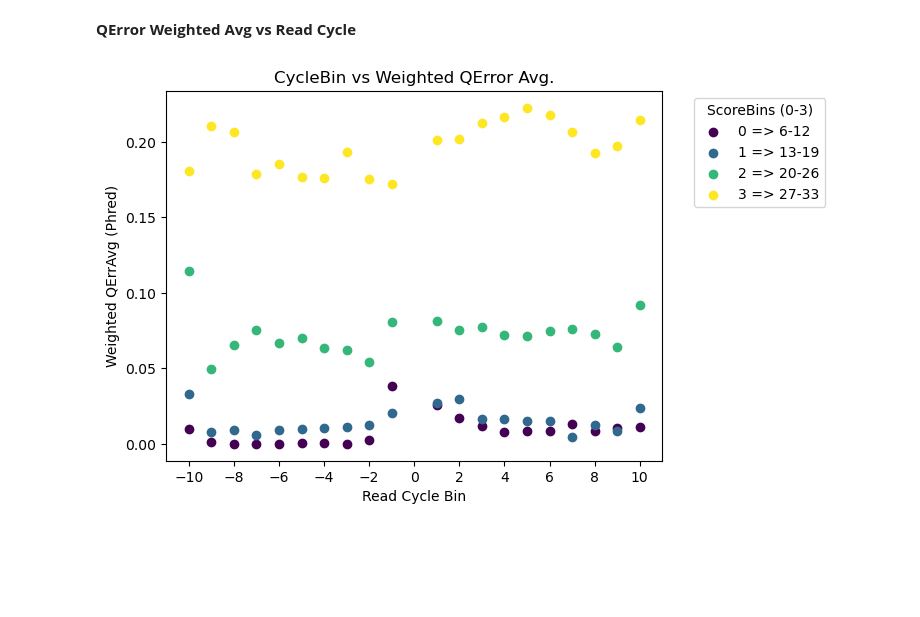
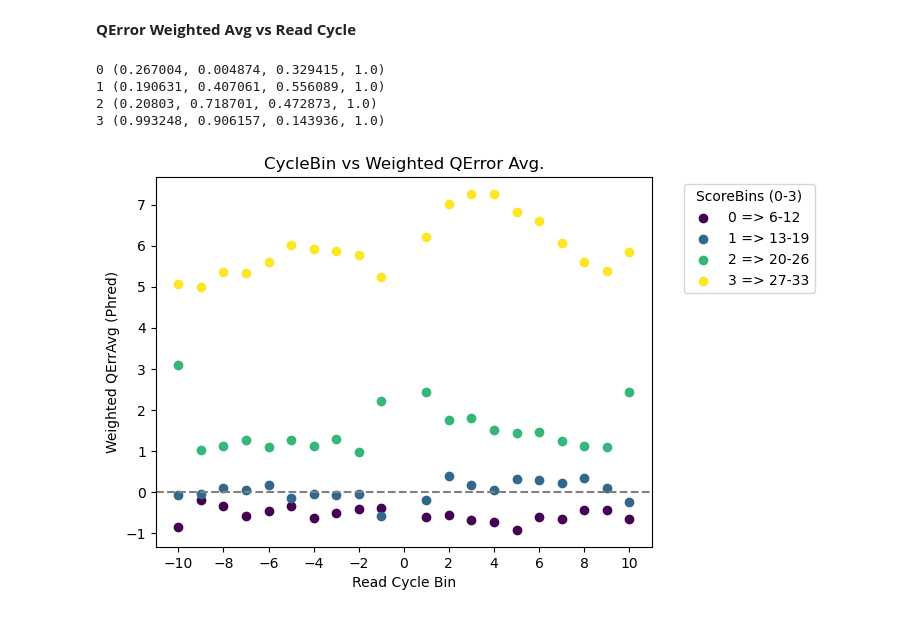
Before and after one commit to idoc-bioinfo/br_stat_profiler, a Jupyter notebook: test_br_stat_profiler.ipynb, the cells around one changed output. Cells and saved outputs as stored; diff of their text form; code cells hidden in the pictures; blank space fills up the shorter version.

```diff
--- a/test_br_stat_profiler.ipynb
+++ b/test_br_stat_profiler.ipynb
@@ -79,9 +180,12 @@ cntxt_rt2_stat_df
 **QError Weighted Avg vs Context**
 # %%
 import numpy as np
+import math
+
 import matplotlib.pyplot as plt
 import matplotlib.cm as cm
 from constants import RC_TAB2,RT2_STAT, CNTXT_RT2, RANGES
+from user_args import UARGS
 # draw a dot chart using matplotlib
 
 def score_qntl_ranges(rt2_pre_stat_df):
@@ -92,31 +196,36 @@ def jitter_list(lst, mean=0, std=0.1):
     jittered_list = np.array(lst) + np.random.normal(mean, std, len(lst))
     return jittered_list.tolist()
 
-
-y_start, y_end = cntxt_rt2_stat_df[RT2_STAT.QLTY_ERR_W_AVG_COL].min(), 0.04
+y_start = math.floor(cntxt_rt2_stat_df[RT2_STAT.BIN_AVG_QLTY_ERR_COL].min())
+y_end = math.ceil(cntxt_rt2_stat_df[RT2_STAT.BIN_AVG_QLTY_ERR_COL].max())
 jitter_factor = (y_end - y_start) /100
 
 ranges = score_qntl_ranges(rt2_pre_stat_df)[RANGES.SCORE_BIN].unique()
-cmap = cm.get_cmap('viridis', len(cntxt_rt2_stat_df[RC_TAB2.RG_SCORE_BIN_COL].unique()))
+# cmap = cm.get_cmap('viridis', len(cntxt_rt2_stat_df[RC_TAB2.RG_SCORE_BIN_COL].unique()))
+cmap = cm.get_cmap('viridis', adict[UARGS.SCORE_BINS_COUNT])
 # create the scatter plot
 fig, ax = plt.subplots()
 for i, group in cntxt_rt2_stat_df.groupby(RC_TAB2.RG_SCORE_BIN_COL):
-    jittered_y = jitter_list(group[RT2_STAT.QLTY_ERR_W_AVG_COL], 0 , jitter_factor)
+    jittered_y = jitter_list(group[RT2_STAT.BIN_AVG_QLTY_ERR_COL], 0 , jitter_factor)
     # ax.scatter(group[CNTXT_RT2.CNTXT_COL], group[RT2_STAT.QLTY_ERR_W_AVG_COL],
     ax.scatter(group[CNTXT_RT2.CNTXT_COL], jittered_y,
             #    c=[cmap(i)], label=i)
         c=[cmap(i)], label=f'{i} => {ranges[i][0]}-{ranges[i][1]}')
 
+ax.axhline(y=0, color='black', linestyle='--')
 ax.set_title('Context vs Weighted QErrAvg')
 ax.set_xlabel('Context')
 ax.set_ylabel('Weighted QErrAvg (Phred)')
 ax.legend(title="ScoreBins (0-3)", bbox_to_anchor=(1.05, 1), loc='upper left')
 
 # plt.xticks(range(cyc_rt2_stat_df[CYC_RT2.CYC_BIN_COL].min(), cyc_rt2_stat_df[CYC_RT2.CYC_BIN_COL].max()+1,2))
-Y_TICKS_COUNT = 5
 
 import numpy as np
-yticks = np.arange(y_start, y_end, (y_end - y_start) / (Y_TICKS_COUNT - 1))
+# Y_TICKS_COUNT = 5
+# yticks = np.arange(y_start, y_end, (y_end - y_start) / (Y_TICKS_COUNT))
+YTICK_STEP = 2
+yticks = np.arange(y_start, y_end, YTICK_STEP)
+yticks = np.append(yticks, 0)
 
 plt.yticks(yticks)
 # display the chart
@@ -186,30 +257,47 @@ cyc_rt2_stat_df
 # %%
 import matplotlib.pyplot as plt
 import matplotlib.cm as cm
 from constants import RC_TAB2,RT2_STAT, CYC_RT2, RANGES
-# draw a dot chart using matplotlib
+import matplotlib.colors as mcolors
+from user_args import UARGS
+
 
 def score_qntl_ranges(rt2_pre_stat_df):
     df =  rt2_pre_stat_df.groupby(RC_TAB2.RG_SCORE_BIN_COL)[RC_TAB2.QLTY_SCORE_COL].apply(lambda x: (min(x), max(x))).reset_index()
     return df.rename(columns={RC_TAB2.QLTY_SCORE_COL: RANGES.SCORE_BIN})
 
+def jitter_list(lst, mean=0, std=0.1):
+    jittered_list = np.array(lst) + np.random.normal(mean, std, len(lst))
+    return jittered_list.tolist()
+
+y_start = math.floor(cyc_rt2_stat_df[RT2_STAT.BIN_AVG_QLTY_ERR_COL].min())
+y_end   = math.ceil(cyc_rt2_stat_df[RT2_STAT.BIN_AVG_QLTY_ERR_COL].max())
+jitter_factor = (y_end - y_start) /100
+
 ranges = score_qntl_ranges(rt2_pre_stat_df)[RANGES.SCORE_BIN].unique()
-cmap = cm.get_cmap('viridis', len(cyc_rt2_stat_df[RC_TAB2.RG_SCORE_BIN_COL].unique()))
-# create the scatter plot
+# cmap = cm.get_cmap('viridis', len(cyc_rt2_stat_df[RC_TAB2.RG_SCORE_BIN_COL].unique())+2)
+cmap = cm.get_cmap('viridis', adict[UARGS.SCORE_BINS_COUNT])
+
 fig, ax = plt.subplots()
 for i, group in cyc_rt2_stat_df.groupby(RC_TAB2.RG_SCORE_BIN_COL):
-    ax.scatter(group[CYC_RT2.CYC_BIN_COL], group[RT2_STAT.QLTY_ERR_W_AVG_COL],
-            #    c=[cmap(i)], label=i)
+    print(i, cmap(i))
+    jittered_y = jitter_list(group[RT2_STAT.BIN_AVG_QLTY_ERR_COL], 0 , jitter_factor)
+    ax.scatter(group[CYC_RT2.CYC_BIN_COL], jittered_y,
         c=[cmap(i)], label=f'{i} => {ranges[i][0]}-{ranges[i][1]}')
 
+ax.axhline(y=0, color='grey', linestyle='--')
 ax.set_title('CycleBin vs Weighted QError Avg.')
 ax.set_xlabel('Read Cycle Bin')
 ax.set_ylabel('Weighted QErrAvg (Phred)')
 ax.legend(title="ScoreBins (0-3)", bbox_to_anchor=(1.05, 1), loc='upper left')
 
 plt.xticks(range(cyc_rt2_stat_df[CYC_RT2.CYC_BIN_COL].min(), cyc_rt2_stat_df[CYC_RT2.CYC_BIN_COL].max()+1,2))
 # plt.yticks(range(round(cyc_rt2_stat_df[RT2_STAT.QLTY_ERR_AVG_COL].min()), round(cyc_rt2_stat_df[RT2_STAT.QLTY_ERR_AVG_COL].max())+1))
 # display the chart
 plt.show()
 # %% [output]
+0 (0.267004, 0.004874, 0.329415, 1.0)
+1 (0.190631, 0.407061, 0.556089, 1.0)
+2 (0.20803, 0.718701, 0.472873, 1.0)
+3 (0.993248, 0.906157, 0.143936, 1.0)
-[figure, old version]
+[figure, new version]
```
Also changed, not shown: parts of 12 cells of this notebook, 4 other files.
